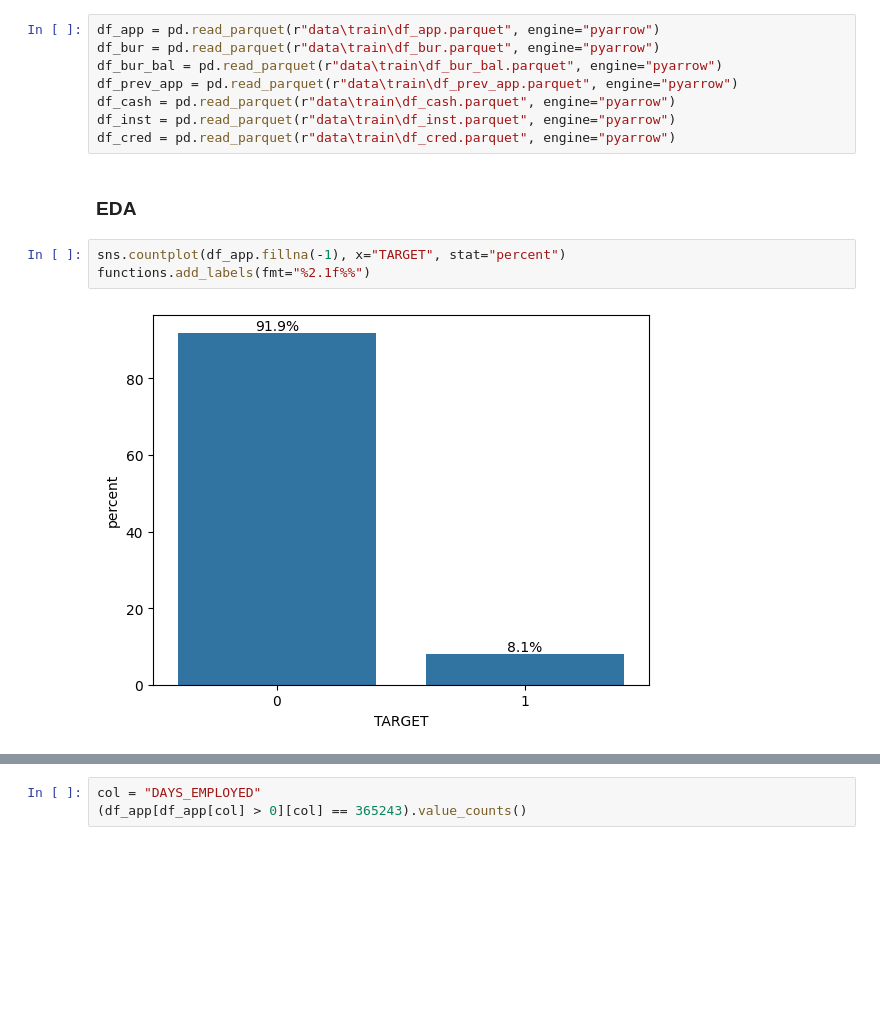
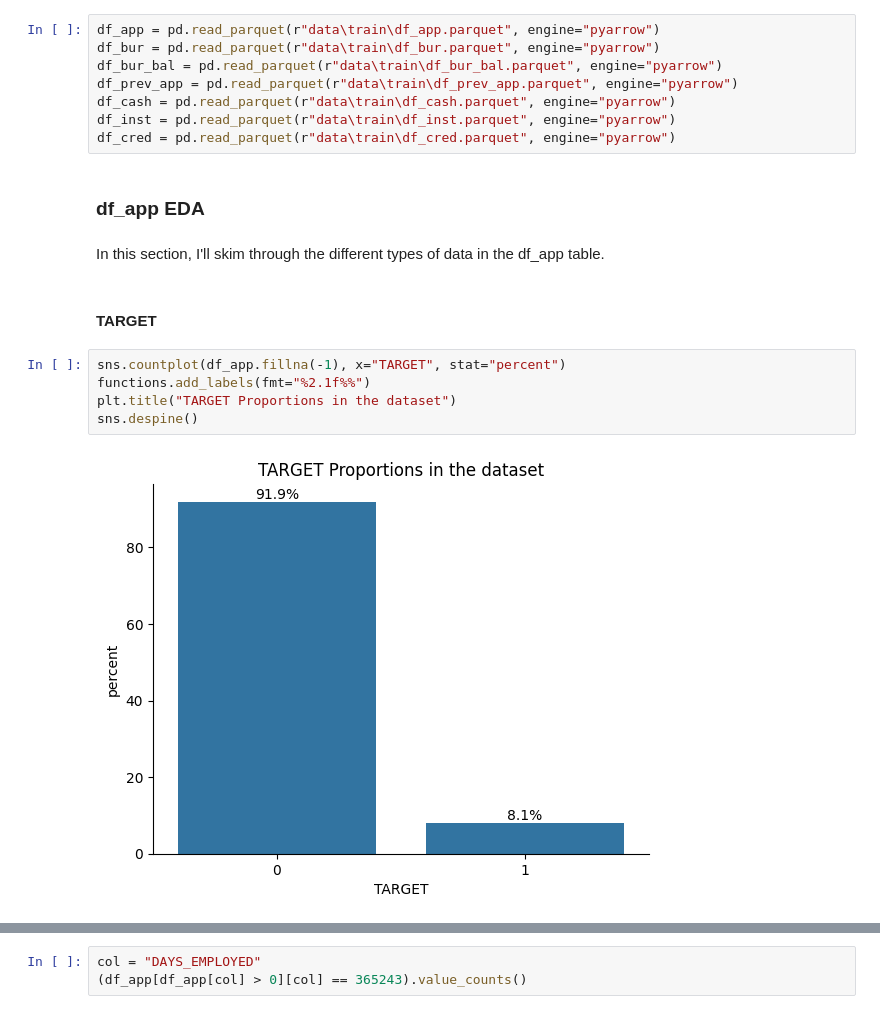
Before and after one commit to Vienmarskinis/home_credit_default_risk, a Jupyter notebook: eda.ipynb, the cells around one changed output, grey strips where cells are left out. Drawn from its saved outputs; the diff is of its cells as text; blank space fills up the shorter version.

Commit message:
finalise TARGET modelling

```diff
--- a/eda.ipynb
+++ b/eda.ipynb
@@ -43,9 +37,15 @@ df_cash = pd.read_parquet(r"data\train\df_cash.parquet", engine="pyarrow")
 df_inst = pd.read_parquet(r"data\train\df_inst.parquet", engine="pyarrow")
 df_cred = pd.read_parquet(r"data\train\df_cred.parquet", engine="pyarrow")
 # %% [markdown]
-### EDA
+### df_app EDA
+# %% [markdown]
+In this section, I'll skim through the different types of data in the df_app table.
+# %% [markdown]
+#### TARGET
 # %%
 sns.countplot(df_app.fillna(-1), x="TARGET", stat="percent")
 functions.add_labels(fmt="%2.1f%%")
+plt.title("TARGET Proportions in the dataset")
+sns.despine()
 # %% [output]
-[figure, old version]
+[figure, new version]
```
Also changed, not shown: parts of 97 cells of this notebook, 3 other files.
